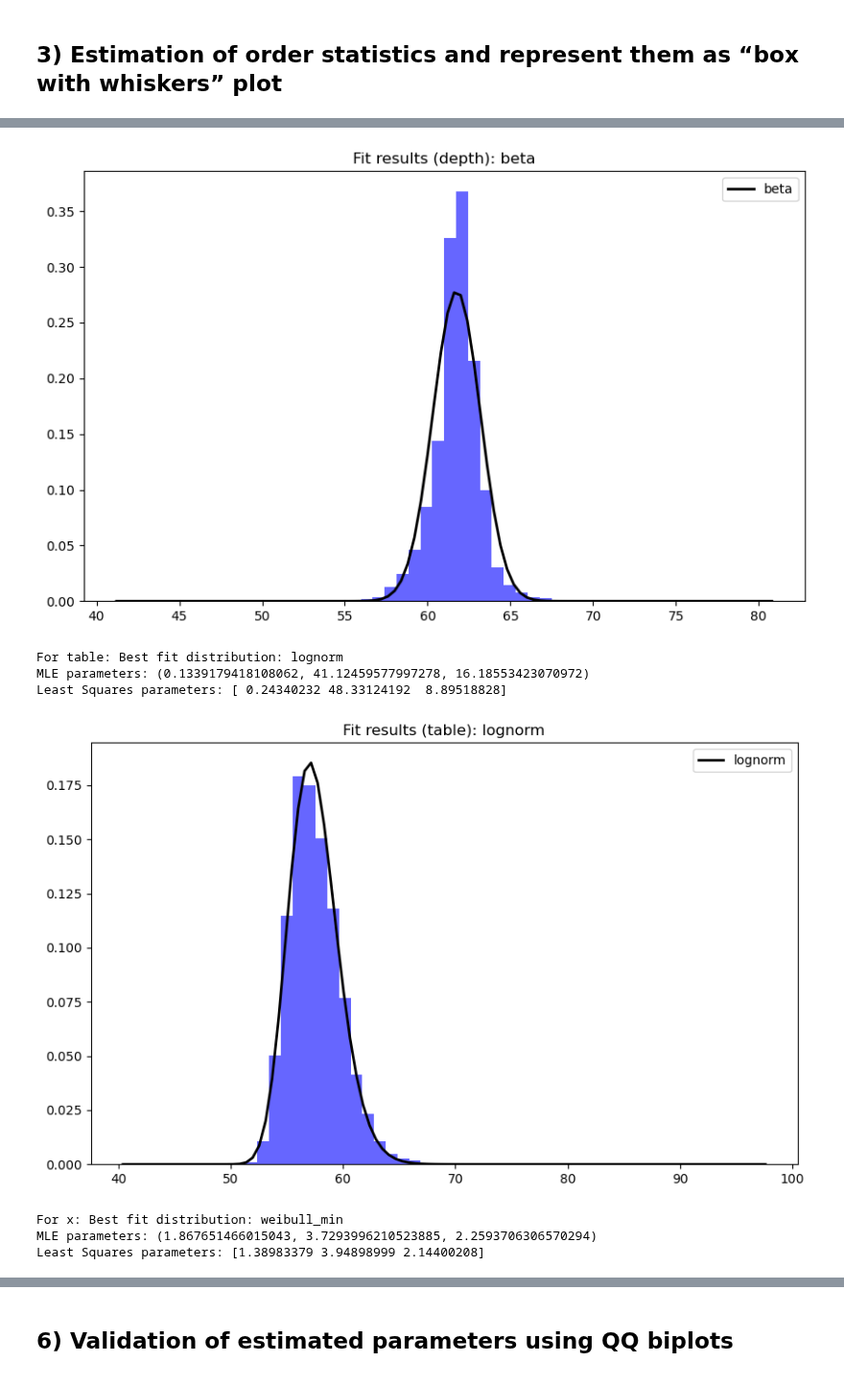
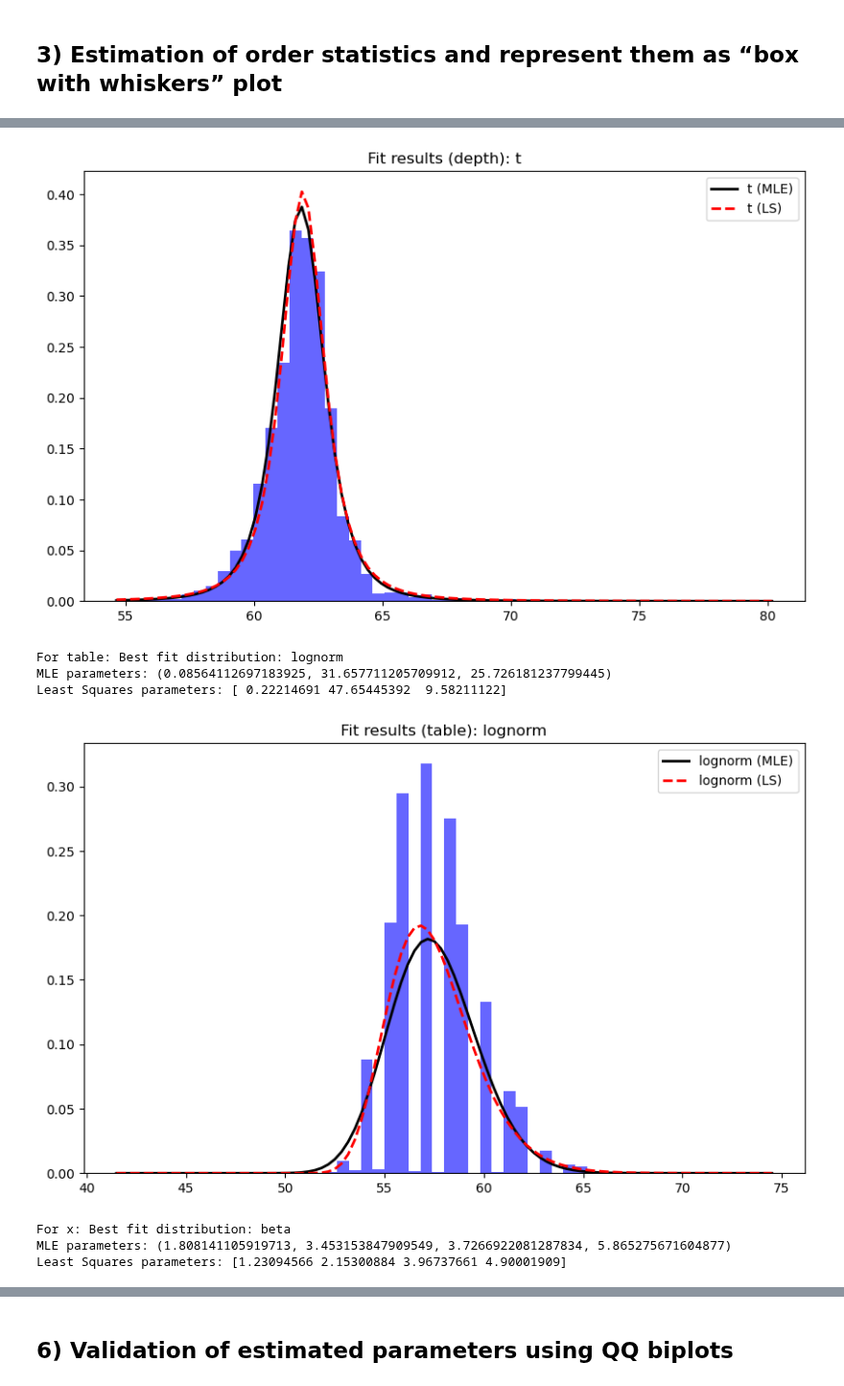
Before and after one commit to RuslanKozlyak/Labs_ITMO, a Jupyter notebook: MVA/MVA_LR_1.ipynb, the cells around one changed output, grey strips where cells are left out. Shown at 96% size. Cells and saved outputs as stored; diff of their text form; code cells hidden in the pictures.

```diff
--- a/MVA/MVA_LR_1.ipynb
+++ b/MVA/MVA_LR_1.ipynb
@@ -104,6 +104,3 @@ data
 53943 rows × 10 columns
 # %% [markdown]
 ### Now as you can see our several columns with object type have numbers instead of strings.
-# %%
-y = data.price
-x = data.drop(['price'], axis='columns')
@@ -110,2 +109,5 @@ x = data.drop(['price'], axis='columns')
+# %%
+data = data.drop(['price', 'y', 'z', 'color'], axis='columns')
+data = data.sample(frac = 0.05)
 # %% [markdown]
 ## **2) Non-parametric estimation of PDF in form of histogram and using kernel density function / probability law**
@@ -112,8 +116,8 @@ x = data.drop(['price'], axis='columns')
 # %%
-continious_cols = ["carat", "depth", "table", "x", "y", "z"]
-discrite_cols = ["cut","color", "clarity"]
+continious_cols = ['carat', 'depth', 'table', 'x']
+discrite_cols = ['cut', 'clarity']
 
-rows_count, columns_count = x.shape
+rows_count, columns_count = data.shape
 # %%
 nrows=len(discrite_cols)
 
@@ -142,11 +146,11 @@ for i, column in tqdm(enumerate(continious_cols)):
 # %% [markdown]
 ## **3) Estimation of order statistics and represent them as “box with whiskers” plot**
 # %%
-n_rows = len(x.columns)
+n_rows = len(continious_cols+discrite_cols)
 print(n_rows)
 fig, axes = plt.subplots(nrows=n_rows, ncols=1, figsize=(10, n_rows*3+1))
 fig.tight_layout()
 
-for i, column in tqdm(enumerate(x)):
-    sns.boxplot(data=x, x=column, ax=axes[i])
+for i, column in tqdm(enumerate(continious_cols+discrite_cols)):
+    sns.boxplot(data=data, x=column, ax=axes[i])
 # %% [output]
@@ -208,7 +229,7 @@ def best_fit_distribution(data, bins=200):
 def mle_params(distribution, data):
     return distribution.fit(data)
 
-def residuals(params, data, distribution):
+def residuals_ls(params, data, distribution):
     hist, bin_edges = np.histogram(data, bins=len(data), density=True)
     bin_centers = (bin_edges[:-1] + bin_edges[1:]) / 2
     expected = distribution.pdf(bin_centers, *params)
@@ -216,29 +237,33 @@ def residuals(params, data, distribution):
 
 def ls_params(distribution, data):
     initial_guess = mle_params(distribution, data)
-    result = least_squares(residuals, initial_guess, args=(data, distribution))
+    result = least_squares(residuals_ls, initial_guess, args=(data, distribution))
     return result.x
 
-def plot_best_fit(data, distribution, params, col):
-    """Plot original data with best fit distribution."""
+def plot_best_fit(data, distribution, mle_params, ls_params, col):
+    """Plot original data with MLE and Least Squares fit distributions."""
     fig, ax = plt.subplots(1, 1, figsize=(10, 6))
 
     # Plot original data in histogram
     ax.hist(data, bins=50, density=True, alpha=0.6, color='b')
 
-    # Plot the best fit distribution
+    # Plot the MLE fit distribution
     xmin, xmax = plt.xlim()
     x = np.linspace(xmin, xmax, 100)
-    pdf = distribution.pdf(x, *params)
-    ax.plot(x, pdf, 'k', linewidth=2, label=distribution.name)
+    mle_pdf = distribution.pdf(x, *mle_params)
+    ax.plot(x, mle_pdf, 'k', linewidth=2, label=f"{distribution.name} (MLE)")
+
+    # Plot the Least Squares fit distribution
+    ls_pdf = distribution.pdf(x, *ls_params)
+    ax.plot(x, ls_pdf, 'r--', linewidth=2, label=f"{distribution.name} (LS)")
 
     title = f"Fit results ({col}): {distribution.name}"
     ax.set_title(title)
     plt.legend()
     plt.show()
 
-data_samples = {"carat": data_main['carat'] ,"depth": data_main['depth'] ,
-                "table": data_main['table'] , "x": data_main['x']}
+data_samples = {"carat": data['carat'] ,"depth": data['depth'] ,
+                "table": data['table'] , "x": data['x']}
 
 data_samples_distribution = {} # dictionary with best fitted distribution
 
@@ -255,6 +280,7 @@ for key, data in data_samples.items():
 
     data_samples_distribution[key] = [best_distribution.name, best_distribution]
 
-    plot_best_fit(data, best_distribution, best_params, col=key)
+    # plot_best_fit(data, best_distribution, best_params, col=key)
+    plot_best_fit(data, best_distribution, mle_parameters, ls_parameters, col=key)
 # %% [output]
 For carat: Best fit distribution: lognorm
@@ -267,8 +293,8 @@ Least Squares parameters: [137590.66674438  28191.61969684   -914.86965044   117
-[figure, old version]
+[figure, new version]
 For table: Best fit distribution: lognorm
-MLE parameters: (0.1339179418108062, 41.12459577997278, 16.18553423070972)
-Least Squares parameters: [ 0.24340232 48.33124192  8.89518828]
+MLE parameters: (0.08564112697183925, 31.657711205709912, 25.726181237799445)
+Least Squares parameters: [ 0.22214691 47.65445392  9.58211122]
-[figure, old version]
+[figure, new version]
-For x: Best fit distribution: weibull_min
-MLE parameters: (1.867651466015043, 3.7293996210523885, 2.2593706306570294)
-Least Squares parameters: [1.38983379 3.94898999 2.14400208]
+For x: Best fit distribution: beta
+MLE parameters: (1.808141105919713, 3.453153847909549, 3.7266922081287834, 5.865275671604877)
+Least Squares parameters: [1.23094566 2.15300884 3.96737661 4.90001909]
```
Also changed, not shown: parts of 38 cells of this notebook.
